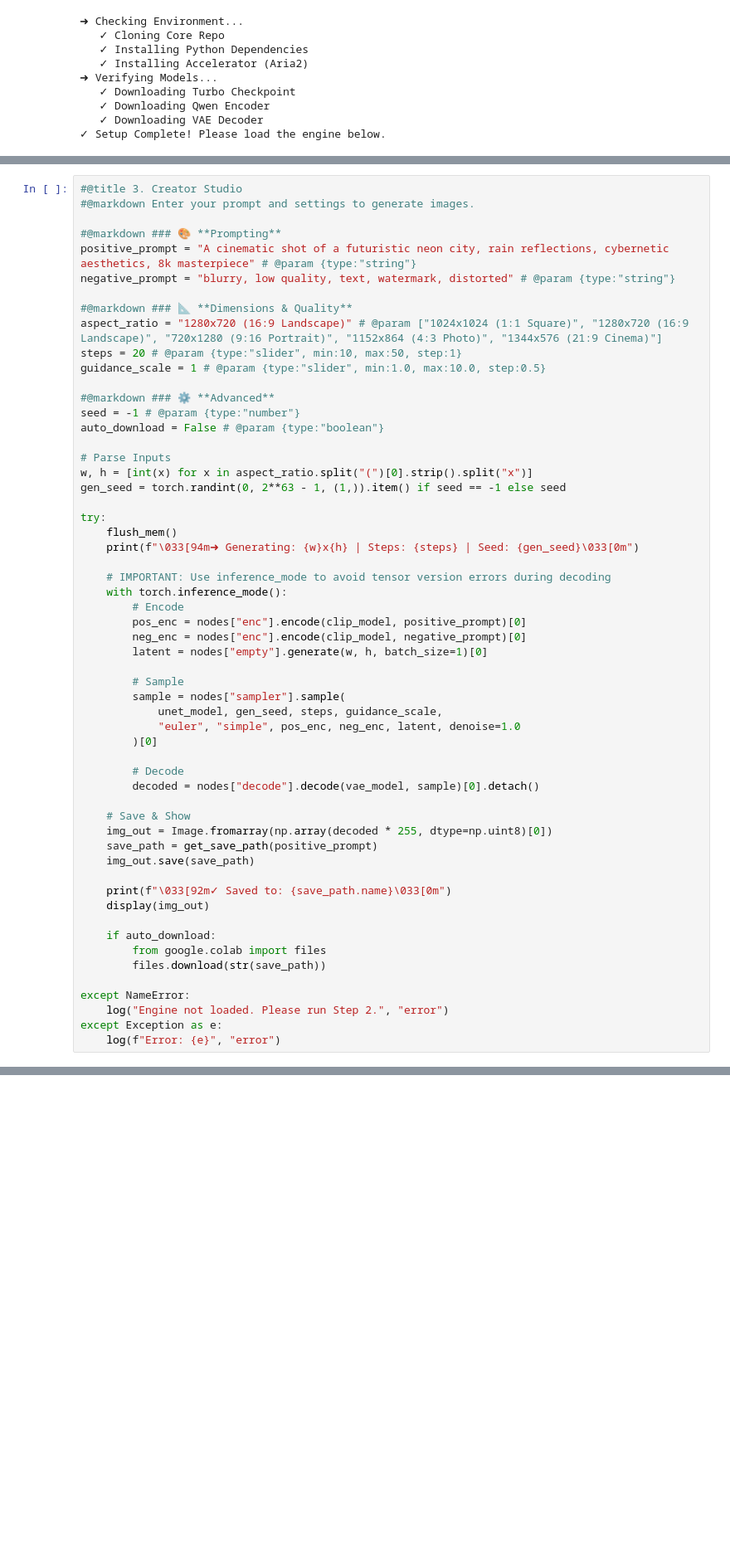
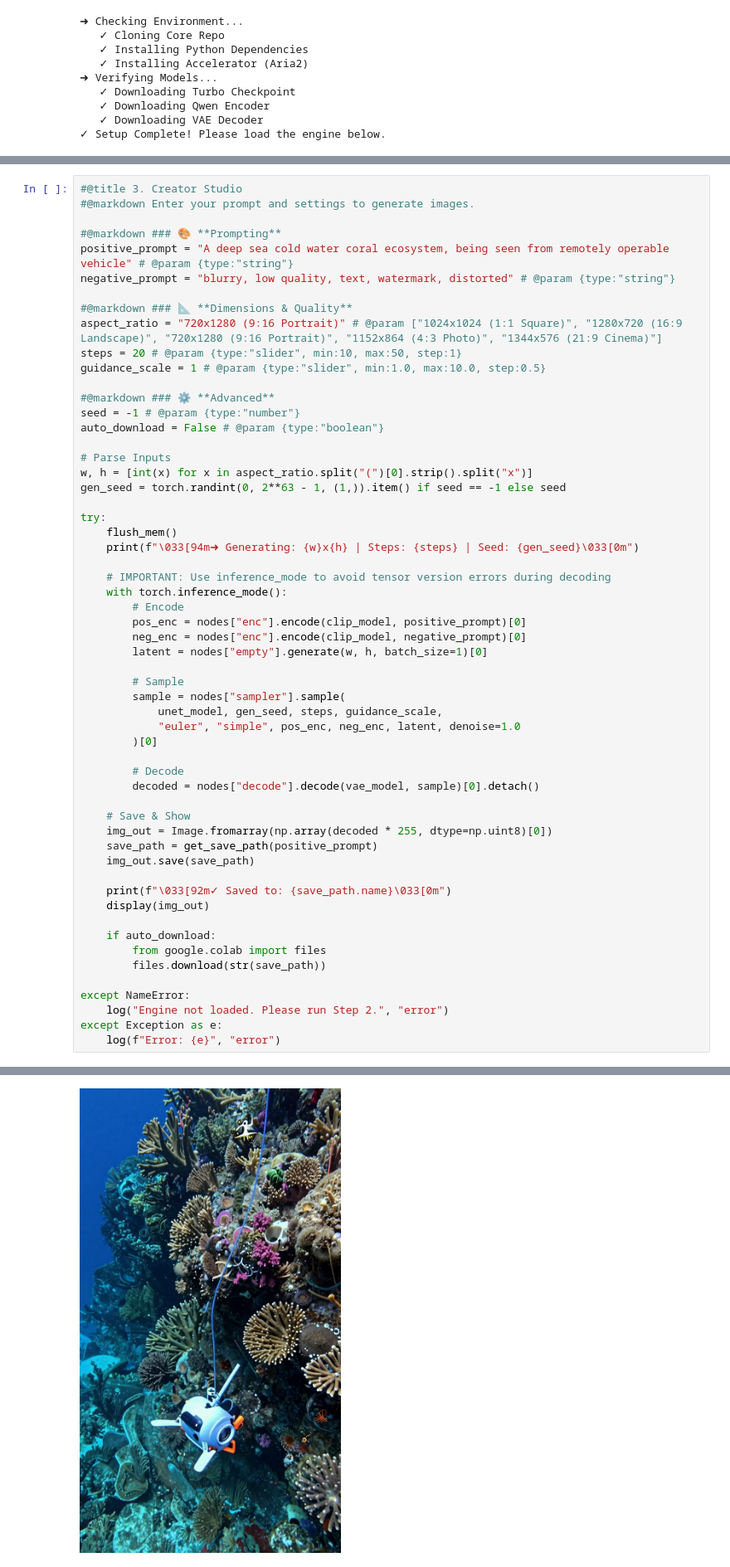
Before and after one commit to saracmlre/AIML-Saravanane, a Jupyter notebook: Z_Image_Turbo_Pro.ipynb, the cells around one changed output, grey strips where cells are left out. Shown at 83% size. Saved outputs shown, nothing was run; the diff lists cells and outputs as text; blank space fills up the shorter version.

```diff
--- a/Z_Image_Turbo_Pro.ipynb
+++ b/Z_Image_Turbo_Pro.ipynb
@@ -148,11 +154,11 @@ def flush_mem():
 #@markdown Enter your prompt and settings to generate images.
 
 #@markdown ### 🎨 **Prompting**
-positive_prompt = "A cinematic shot of a futuristic neon city, rain reflections, cybernetic aesthetics, 8k masterpiece" # @param {type:"string"}
+positive_prompt = "A deep sea cold water coral ecosystem, being seen from remotely operable vehicle" # @param {type:"string"}
 negative_prompt = "blurry, low quality, text, watermark, distorted" # @param {type:"string"}
 
 #@markdown ### 📐 **Dimensions & Quality**
-aspect_ratio = "1280x720 (16:9 Landscape)" # @param ["1024x1024 (1:1 Square)", "1280x720 (16:9 Landscape)", "720x1280 (9:16 Portrait)", "1152x864 (4:3 Photo)", "1344x576 (21:9 Cinema)"]
+aspect_ratio = "720x1280 (9:16 Portrait)" # @param ["1024x1024 (1:1 Square)", "1280x720 (16:9 Landscape)", "720x1280 (9:16 Portrait)", "1152x864 (4:3 Photo)", "1344x576 (21:9 Cinema)"]
 steps = 20 # @param {type:"slider", min:10, max:50, step:1}
 guidance_scale = 1 # @param {type:"slider", min:1.0, max:10.0, step:0.5}
 
@@ -200,3 +206,4 @@ except NameError:
     log("Engine not loaded. Please run Step 2.", "error")
 except Exception as e:
     log(f"Error: {e}", "error")
+# %% [output]
@@ -202,0 +212 @@ except Exception as e:
+[figure, added]
```
Also changed, not shown: parts of 2 cells of this notebook.
